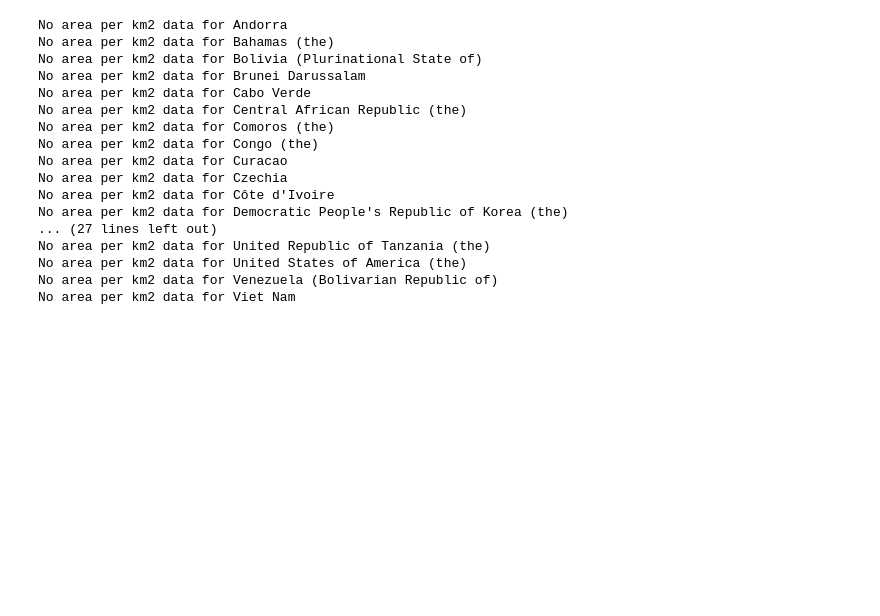
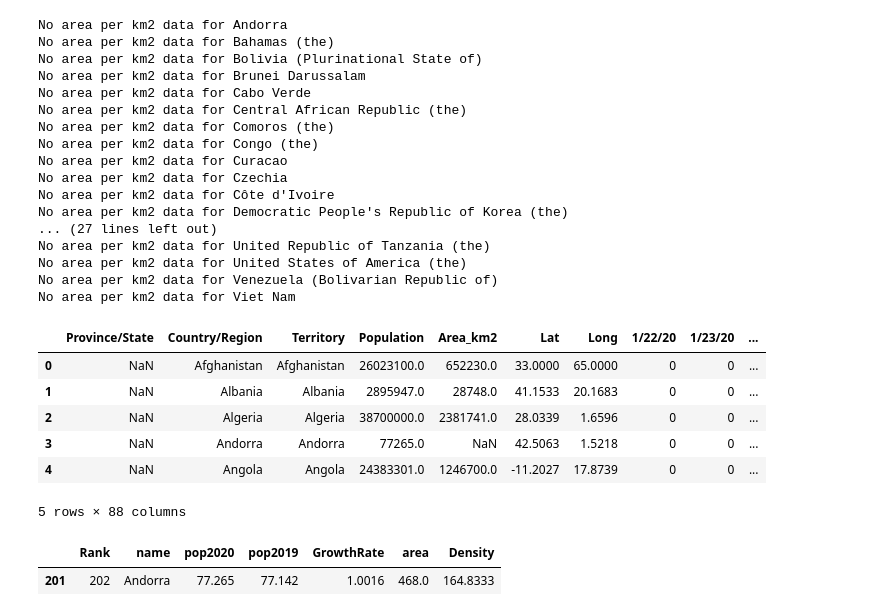
Before and after one commit to elvisomondi/predicting-the-global-spread-of-covid-19, a Jupyter notebook: Covid_19_Data_Prep_Allcountries.ipynb, the cells around one changed output. Saved outputs shown, nothing was run; the diff lists cells and outputs as text; code cells hidden in the pictures; blank space fills up the shorter version.

```diff
--- a/Covid_19_Data_Prep_Allcountries.ipynb
+++ b/Covid_19_Data_Prep_Allcountries.ipynb
@@ -658,8 +656,16 @@ No area per km2 data for United States of America (the)
 No area per km2 data for Venezuela (Bolivarian Republic of)
 No area per km2 data for Viet Nam
 # %%
-# Adding in population as a column
-cols = list(deaths.columns)
-deaths['Population'] = deaths['Country/Region'].map(pops)
-deaths = deaths[cols[:2]+['Territory','Population']+cols[2:-1]] # Better ordering
-deaths.head()
+# Adding in area in km2 as a column
+country_area = list(deaths_pop.columns)
+deaths_pop['Area_km2'] = deaths_pop['Country/Region'].map(pops)
+deaths_pop = deaths_pop[cols[:2]+['Territory','Population','Area_km2']+cols[2:-1]] # Better ordering
+deaths_pop.head()
+# %% [output]
+|  | Province/State | Country/Region | Territory | Population | Area_km2 | Lat | Long | 1/22/20 | 1/23/20 | ... |
+| 0 | NaN | Afghanistan | Afghanistan | 26023100.0 | 652230.0 | 33.0000 | 65.0000 | 0 | 0 | ... |
+| 1 | NaN | Albania | Albania | 2895947.0 | 28748.0 | 41.1533 | 20.1683 | 0 | 0 | ... |
+| 2 | NaN | Algeria | Algeria | 38700000.0 | 2381741.0 | 28.0339 | 1.6596 | 0 | 0 | ... |
+| 3 | NaN | Andorra | Andorra | 77265.0 | NaN | 42.5063 | 1.5218 | 0 | 0 | ... |
+| 4 | NaN | Angola | Angola | 24383301.0 | 1246700.0 | -11.2027 | 17.8739 | 0 | 0 | ... |
+5 rows × 88 columns
@@ -665,0 +674,6 @@ deaths.head()
+# %%
+#using this to fill countries with null population in our dataset
+total_pop[total_pop['name']=='Andorra']
+# %% [output]
+|  | Rank | name | pop2020 | pop2019 | GrowthRate | area | Density |
+| 201 | 202 | Andorra | 77.265 | 77.142 | 1.0016 | 468.0 | 164.8333 |
```
Also changed, not shown: parts of 10 cells of this notebook.
